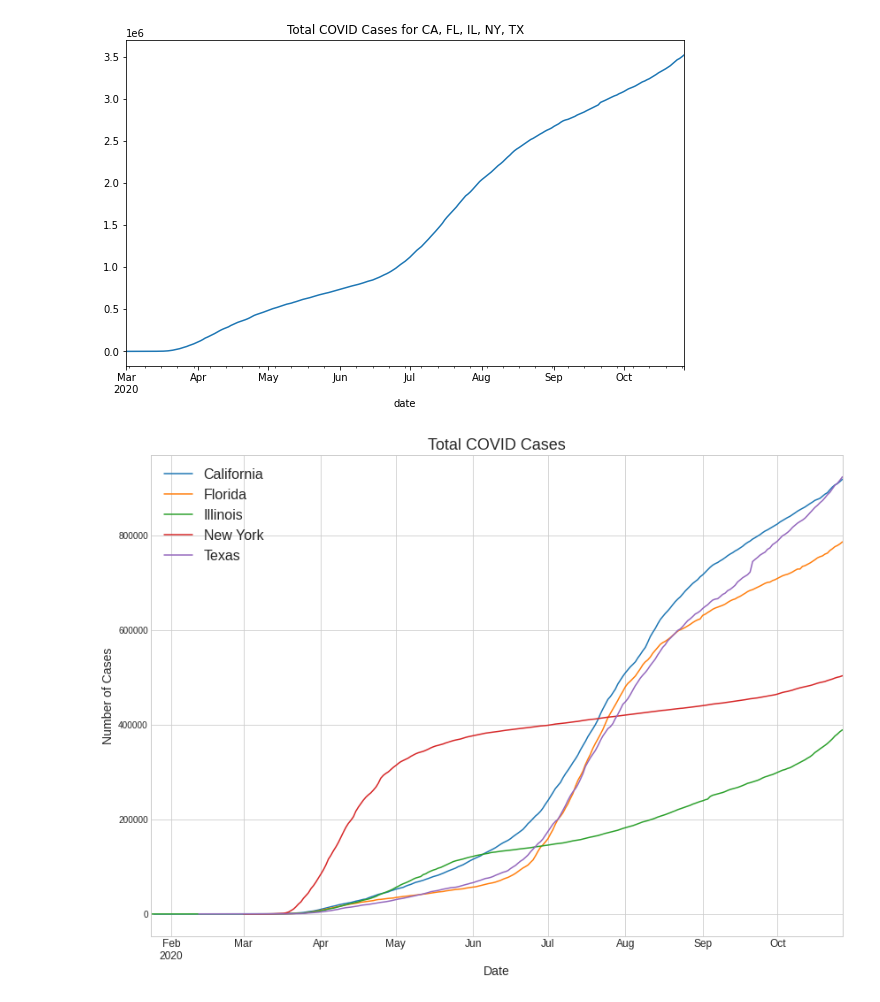
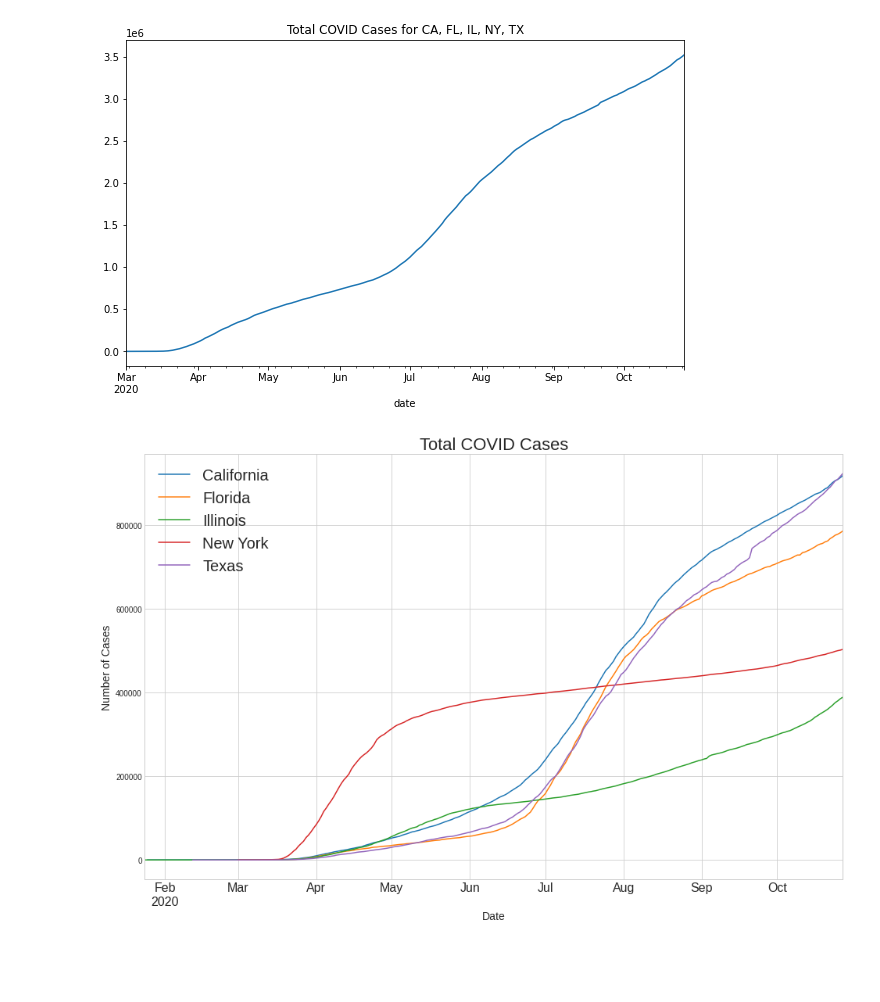
Before and after one commit to cxclark/covid19-analysis, a Jupyter notebook: code/time_series.ipynb, the cells around one changed output. Drawn from its saved outputs; the diff is of its cells as text; code cells hidden in the pictures; blank space fills up the shorter version.

```diff
--- a/code/time_series.ipynb
+++ b/code/time_series.ipynb
@@ -95,19 +95,19 @@ df.groupby(df.index)['cases'].sum().plot();
 [figure]
 # %%
 plt.style.use('seaborn-whitegrid')
-plt.figure(figsize=(14,10))
+plt.figure(figsize=(16,10))
 df_ca['cases'].plot(label='California')
 df_fl['cases'].plot(label='Florida')
 df_il['cases'].plot(label='Illinois')
 df_ny['cases'].plot(label='New York')
 df_tx['cases'].plot(label='Texas')
-plt.title('Total COVID Cases', fontsize=18)
+plt.title('Total COVID Cases', fontsize=22)
 plt.xlabel('Date', fontsize=14)
 plt.ylabel('Number of Cases', fontsize=14)
-plt.xticks(fontsize=12)
-plt.legend(fontsize=16);
+plt.xticks(fontsize=16)
+plt.legend(fontsize=20);
 # %% [output]
-[figure, old version]
+[figure, new version]
 # %%
 # # Import the data.
 # df_ca = pd.read_csv('../data/cleaned_engineered_ca.csv')
```
Also changed, not shown: 3 other files.
